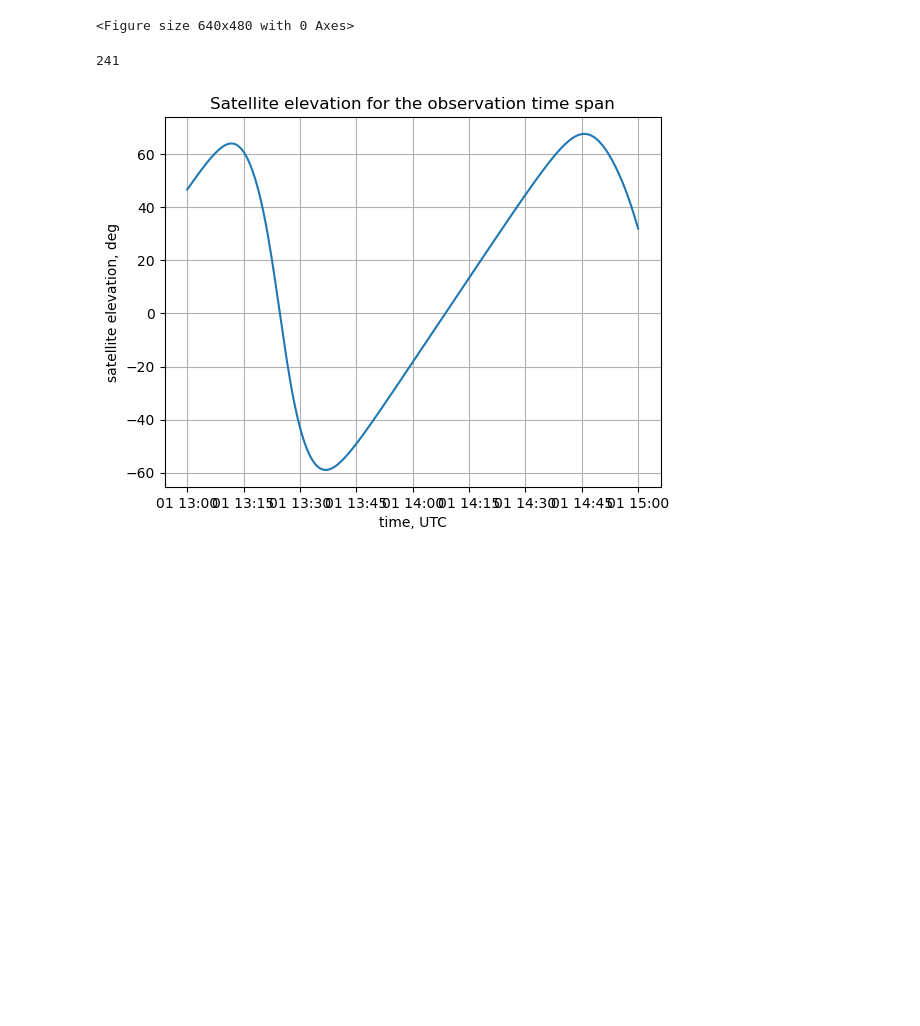
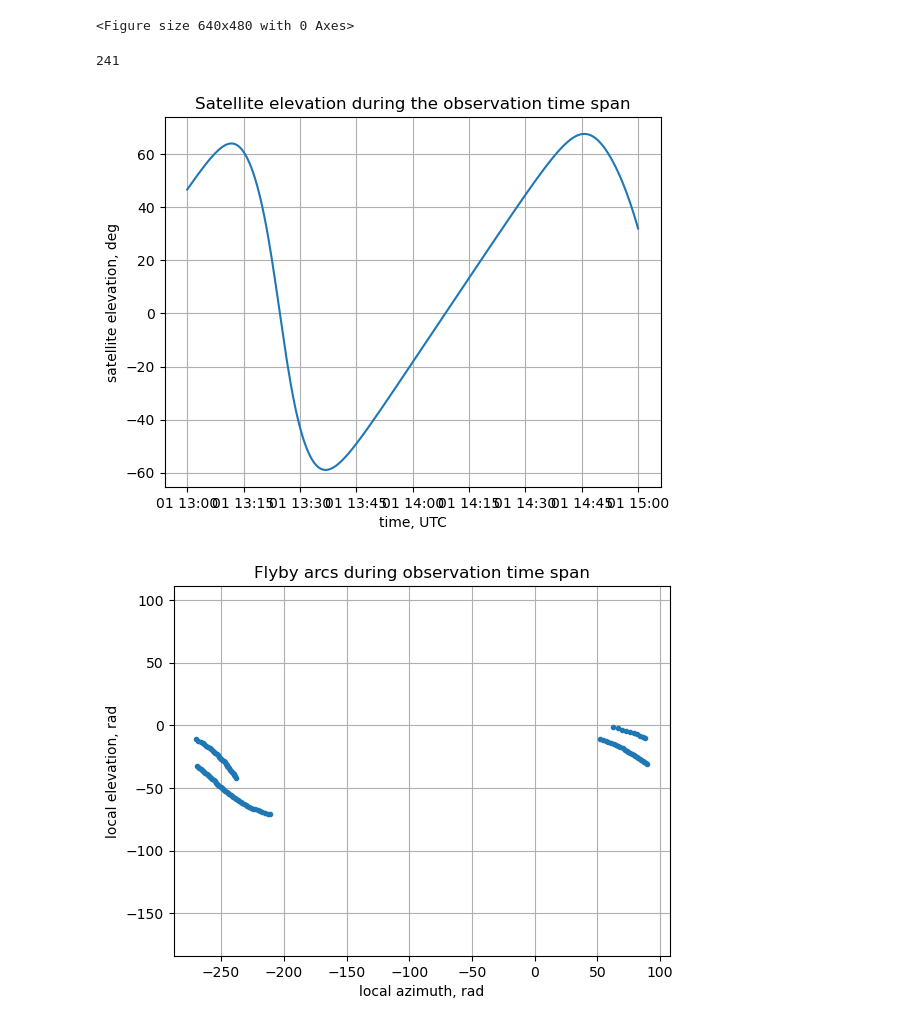
Before and after one commit to ShamilBiktimirov/astro-basics, a Jupyter notebook: python/Pointing routine.ipynb, the cells around one changed output. Cells and saved outputs as stored; diff of their text form; code cells hidden in the pictures; blank space fills up the shorter version.

```diff
--- a/python/Pointing routine.ipynb
+++ b/python/Pointing routine.ipynb
@@ -184,35 +186,74 @@ print(r_sat_eci_array[:, 0])
 # %%
 # Calculates satellite elevation for the given t_span
 # Check if satellite goes above minimum required elevation
 
 elevation_array = []
 elevation_array_deg = []
+
+# 2D matrix, 2xNsteps with R.A. and Dec. coordinates of a satellite for the time it is above certain elevation
+celestial_coordinates_array = np.empty([5, 0], float)
 
 print(np.size(r_sat_eci_array, axis=1))
 
 for time_idx in range(np.size(julian_dates)):
 
     r_relative = r_sat_eci_array[:, time_idx] - r_obs_eci_array[:, time_idx]
     e_relative = r_relative / np.linalg.norm(r_relative)
     e_sat = r_sat_eci_array[:, 0] / np.linalg.norm(r_sat_eci_array[:, 0])
 
-    elevation_array.append(np.pi / 2 - np.arccos(np.dot(e_sat, e_relative)))
-    elevation_array_deg.append((np.pi / 2 - np.arccos(np.dot(e_sat, e_relative))) * 180 / np.pi)
+    elevation = np.pi / 2 - np.arccos(np.dot(e_sat, e_relative))
 
-condition = elevation_array > np.repeat(0, np.size(julian_dates))
+    if elevation > elevation_min:
+
+        right_ascension, declination = calc_right_asc_and_declination(r_sat_eci_array[:, time_idx])
+        local_azimuth, local_elevation = calc_local_azimuth_and_elevation(r_obs_eci_array[:, time_idx], r_sat_eci_array[:, time_idx])
+        celestial_coordinates_array = np.concatenate((celestial_coordinates_array, np.vstack([gregorian_dates[time_idx], right_ascension, declination, local_azimuth, local_elevation])), axis=1)
+
+    elevation_array.append(elevation)
+    elevation_array_deg.append(elevation * 180 / np.pi)
+
+condition = elevation_array > np.repeat(elevation_min, np.size(julian_dates))
 
 import matplotlib.pyplot as plt
 import numpy as np
 
+# sat elevation figure
 fig, ax = plt.subplots()
 ax.plot(t_span, elevation_array_deg)
 
 ax.set(xlabel='time, UTC', ylabel='satellite elevation, deg',
-       title='Satellite elevation for the observation time span')
+       title='Satellite elevation during the observation time span')
 ax.grid()
 
-fig.savefig("satellite elevation.png")
+# fig.savefig("satellite elevation.png")
 plt.show()
+
+# local azimuth and elevation of the satellite during flybys figure
+fig, ax = plt.subplots()
+ax.plot(celestial_coordinates_array[3,:] * 180 / np.pi, celestial_coordinates_array[4,:] * 180 / np. pi, '.')
+
+ax.set(xlabel='local azimuth, rad', ylabel='local elevation, rad',
+       title='Flyby arcs during observation time span')
+ax.axis('equal')
+ax.grid()
+
+# fig.savefig("satellite flyby arcs.png")
+plt.show()
+
+# flyby conditions
+fig, ax = plt.subplots()
+ax.plot(t_span, condition)
+
+ax.set(xlabel='time', ylabel='elevation conditions',
+       title='Flyby condition')
+ax.grid()
+
+# fig.savefig("satellite flyby arcs.png")
+plt.show()
+
+
+print(celestial_coordinates_array[:,0:5])
 # %% [output]
 241
-[figure, old version]
+[figure, new version]
+[figure, added]
```
Also changed, not shown: parts of 4 cells of this notebook, 2 other files.
